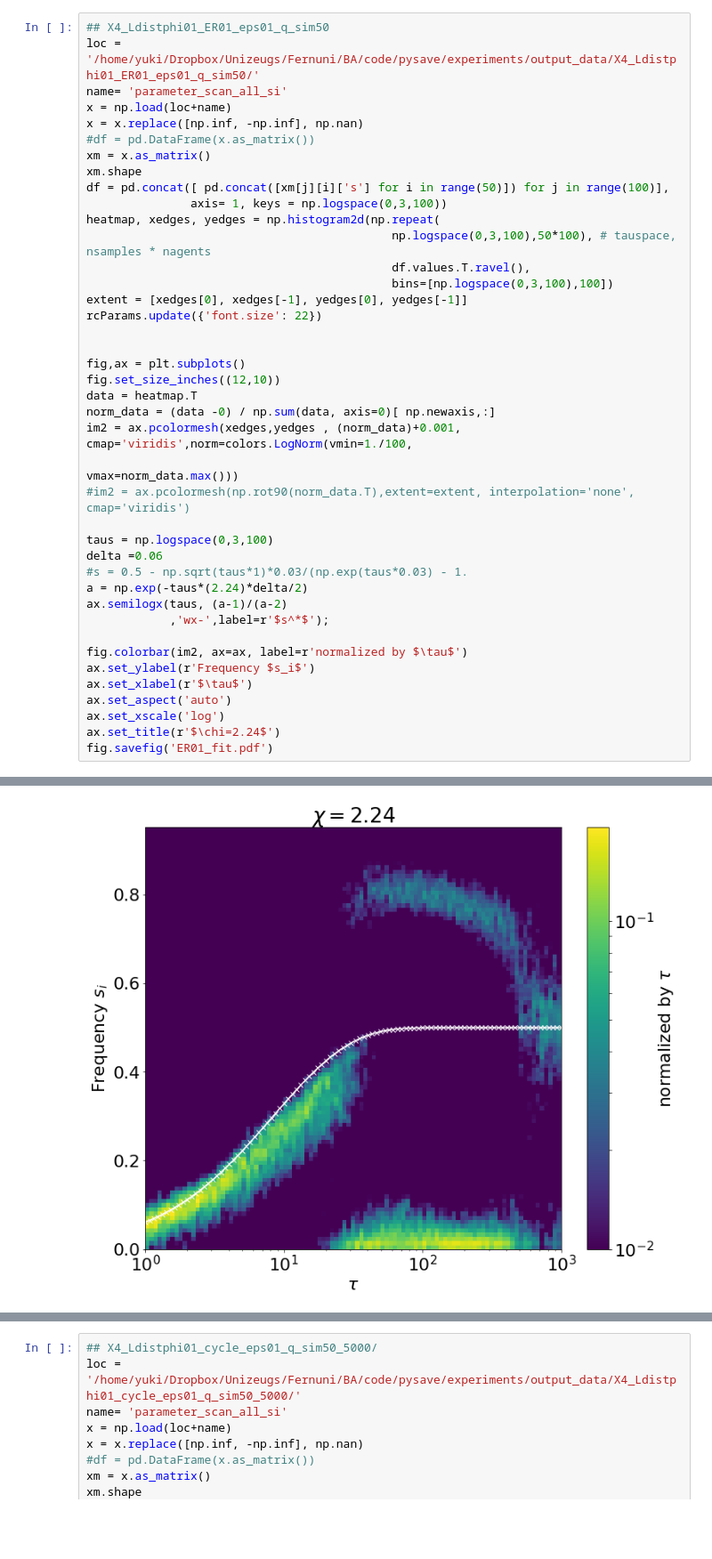
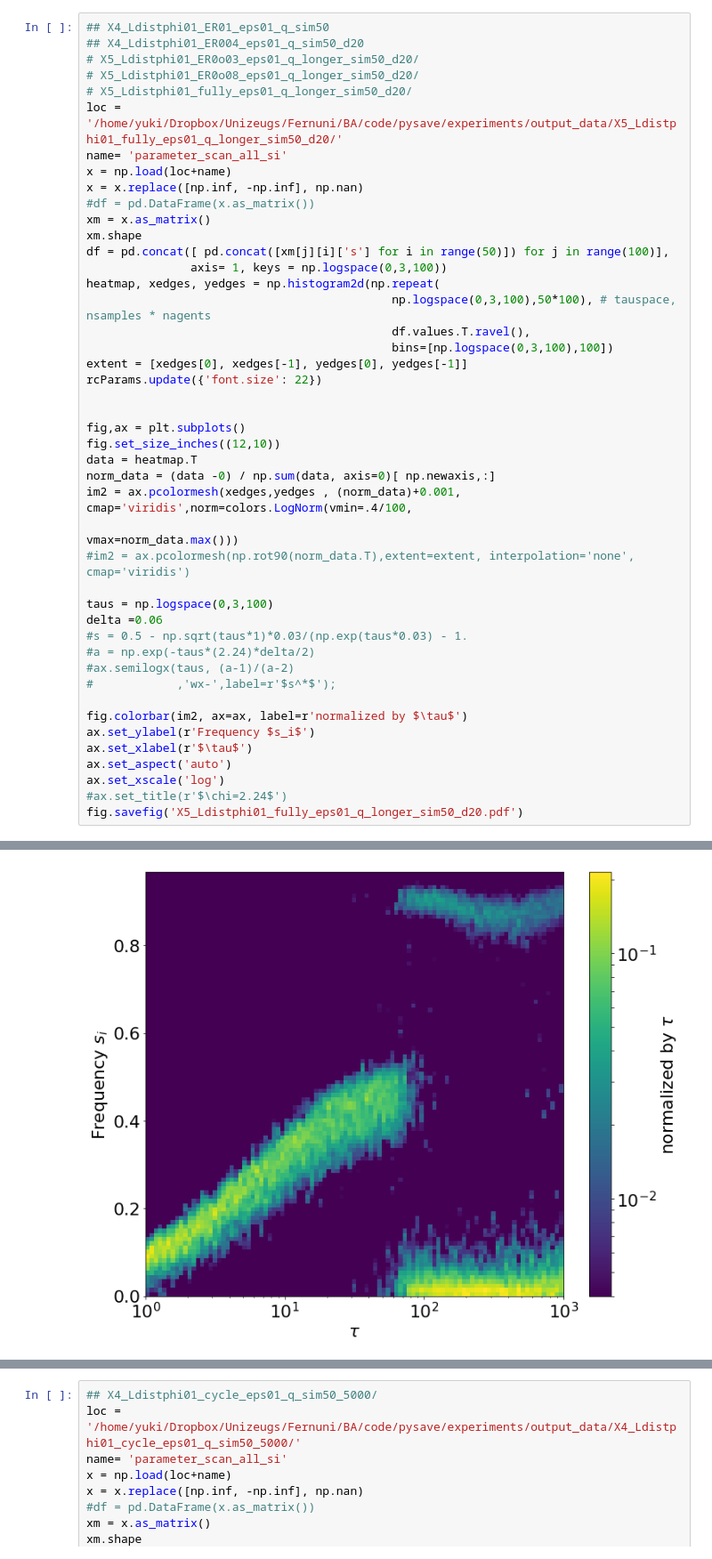
Before and after one commit to jakobkolb/pysave, a Jupyter notebook: experiments/play_around.ipynb, the cells around one changed output, grey strips where cells are left out. Shown at 89% size. Saved outputs shown, nothing was run; the diff lists cells and outputs as text; blank space fills up the shorter version.

```diff
--- a/experiments/play_around.ipynb
+++ b/experiments/play_around.ipynb
@@ -433,7 +352,11 @@ fig.savefig('star_fit.pdf')
 [figure]
 # %%
 ## X4_Ldistphi01_ER01_eps01_q_sim50
-loc = '/home/yuki/Dropbox/Unizeugs/Fernuni/BA/code/pysave/experiments/output_data/X4_Ldistphi01_ER01_eps01_q_sim50/'
+## X4_Ldistphi01_ER004_eps01_q_sim50_d20
+# X5_Ldistphi01_ER0o03_eps01_q_longer_sim50_d20/
+# X5_Ldistphi01_ER0o08_eps01_q_longer_sim50_d20/
+# X5_Ldistphi01_fully_eps01_q_longer_sim50_d20/
+loc = '/home/yuki/Dropbox/Unizeugs/Fernuni/BA/code/pysave/experiments/output_data/X5_Ldistphi01_fully_eps01_q_longer_sim50_d20/'
 name= 'parameter_scan_all_si'
 x = np.load(loc+name)
 x = x.replace([np.inf, -np.inf], np.nan)
@@ -454,23 +377,23 @@ fig,ax = plt.subplots()
 fig.set_size_inches((12,10))
 data = heatmap.T
 norm_data = (data -0) / np.sum(data, axis=0)[ np.newaxis,:]
-im2 = ax.pcolormesh(xedges,yedges , (norm_data)+0.001,  cmap='viridis',norm=colors.LogNorm(vmin=1./100,
+im2 = ax.pcolormesh(xedges,yedges , (norm_data)+0.001,  cmap='viridis',norm=colors.LogNorm(vmin=.4/100,
                                                                                     vmax=norm_data.max()))
 #im2 = ax.pcolormesh(np.rot90(norm_data.T),extent=extent, interpolation='none', cmap='viridis')
 
 taus = np.logspace(0,3,100)
 delta =0.06
 #s = 0.5 - np.sqrt(taus*1)*0.03/(np.exp(taus*0.03) - 1.
-a = np.exp(-taus*(2.24)*delta/2)
-ax.semilogx(taus, (a-1)/(a-2)
-            ,'wx-',label=r'$s^*$');
+#a = np.exp(-taus*(2.24)*delta/2)
+#ax.semilogx(taus, (a-1)/(a-2)
+#            ,'wx-',label=r'$s^*$');
 
 fig.colorbar(im2, ax=ax, label=r'normalized by $\tau$')
 ax.set_ylabel(r'Frequency $s_i$')
 ax.set_xlabel(r'$\tau$')
 ax.set_aspect('auto')
 ax.set_xscale('log')
-ax.set_title(r'$\chi=2.24$')
-fig.savefig('ER01_fit.pdf')
+#ax.set_title(r'$\chi=2.24$')
+fig.savefig('X5_Ldistphi01_fully_eps01_q_longer_sim50_d20.pdf')
 # %% [output]
 (100, 50)
@@ -482 +403 @@ fig.savefig('ER01_fit.pdf')
-[figure, old version]
+[figure, new version]
```
Also changed, not shown: parts of 28 cells of this notebook, 12 other files.
